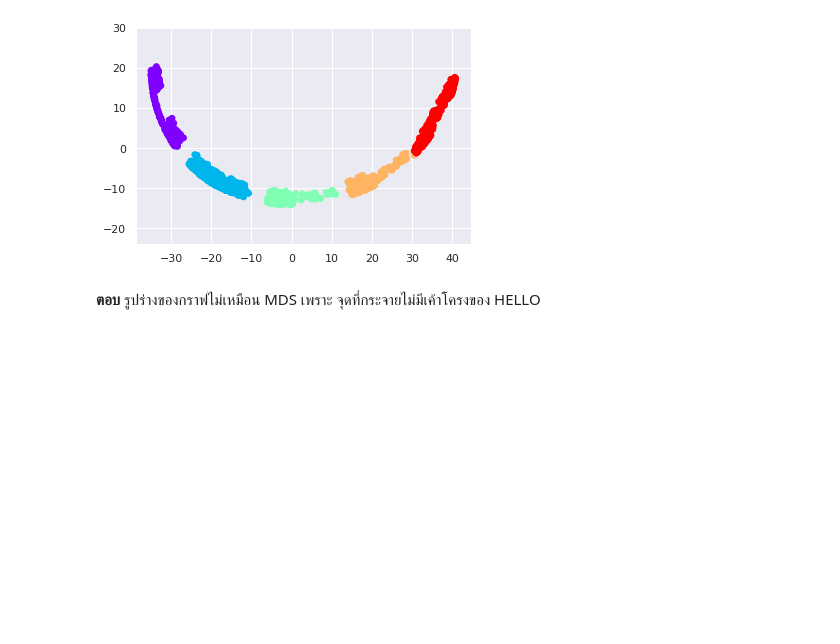
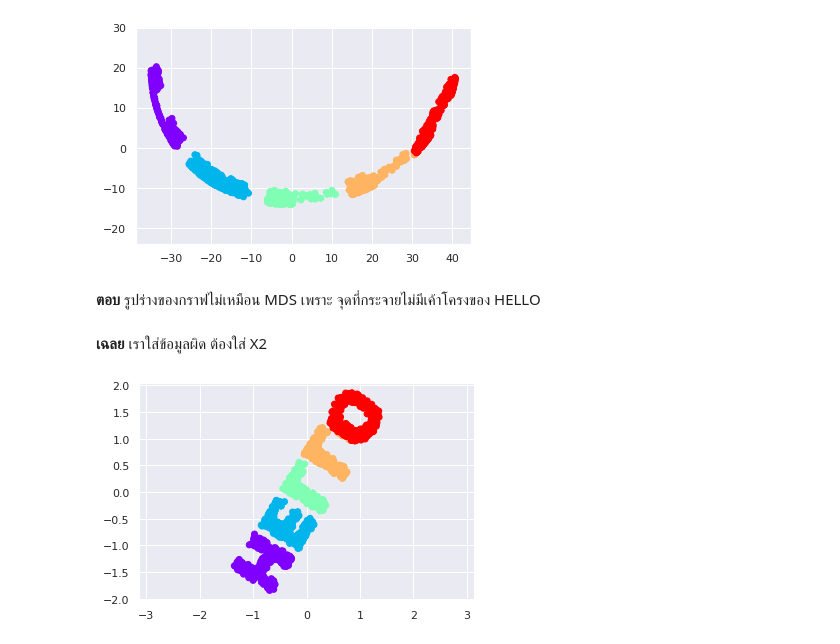
Before and after one commit to Pornchita2541/Multivariate, a Jupyter notebook: Chapter_4_MDS.ipynb, the cells around one changed output. Drawn from its saved outputs; the diff is of its cells as text; code cells hidden in the pictures; blank space fills up the shorter version.

Commit message:
เฉลย Quiz 4

```diff
--- a/Chapter_4_MDS.ipynb
+++ b/Chapter_4_MDS.ipynb
@@ -281,3 +281,12 @@ plt.axis('equal');
 [figure]
 # %% [markdown]
 **ตอบ** รูปร่างของกราฟไม่เหมือน MDS เพราะ จุดที่กระจายไม่มีเค้าโครงของ HELLO
+# %% [markdown]
+**เฉลย** เราใส่ข้อมูลผิด ต้องใส่ X2
+# %%
+model = MDS(n_components=2, dissimilarity='precomputed')
+out = model.fit_transform(D2)
+plt.scatter(out[:, 0], out[:, 1], **colorize) # เหมือนข้างบน แต่ให้หมุนแบบ randoms
+plt.axis('equal');
+# %% [output]
+[figure, added]
```
Also changed, not shown: parts of 2 cells of this notebook.
